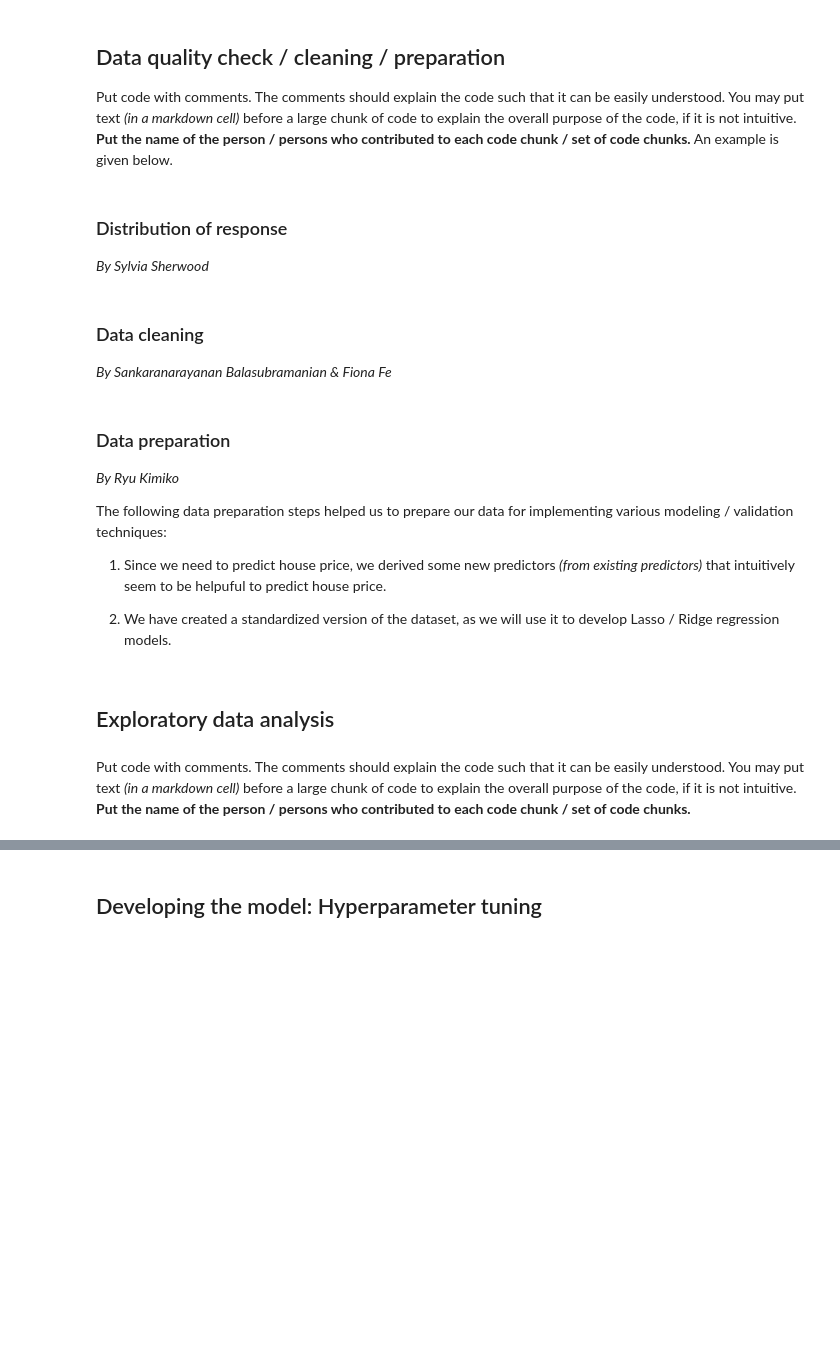
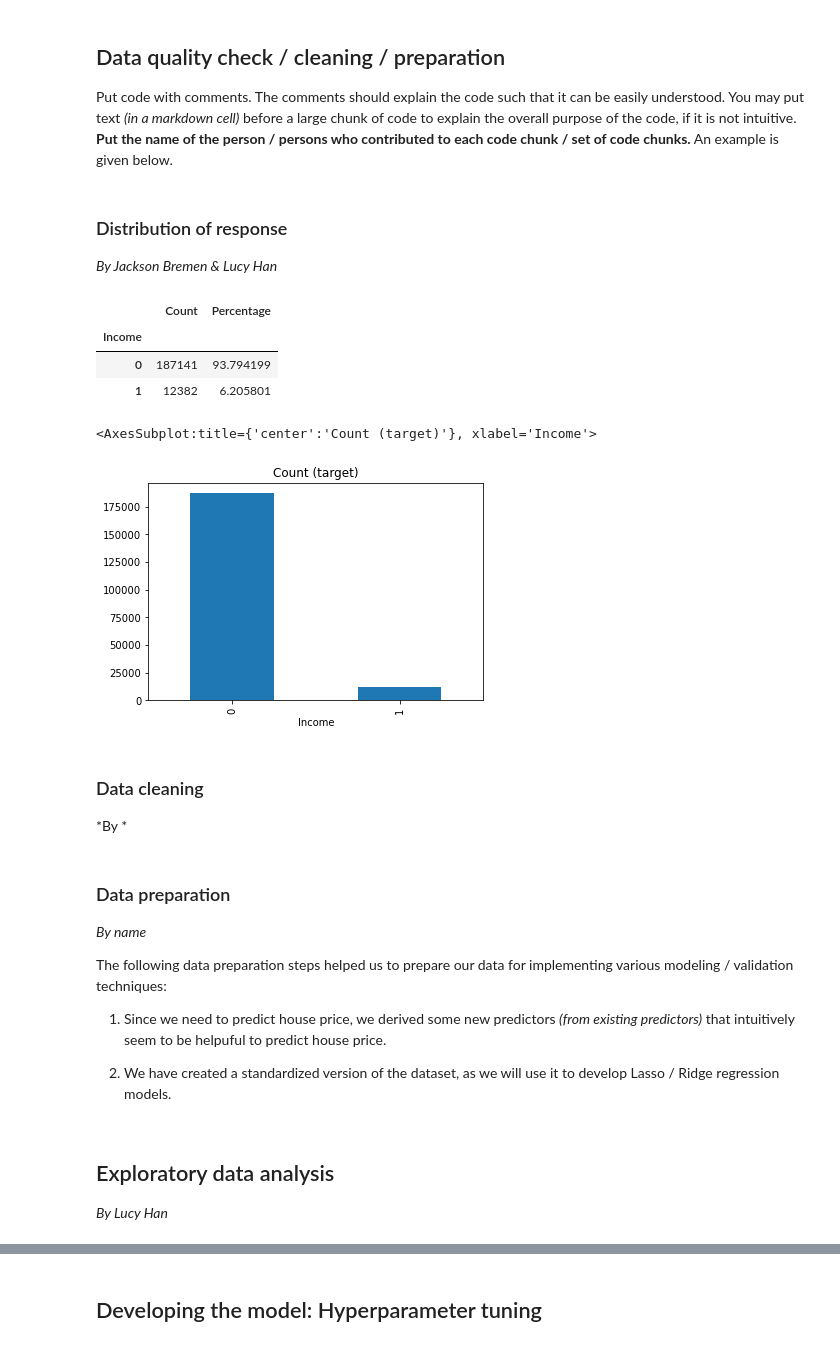
Before and after one commit to jprette/STAT-303-3, a Jupyter notebook: Documentation/Project Code Template.ipynb, the cells around one changed output, grey strips where cells are left out. Drawn from its saved outputs; the diff is of its cells as text; code cells hidden in the pictures; blank space fills up the shorter version.

```diff
--- a/Documentation/Project Code Template.ipynb
+++ b/Documentation/Project Code Template.ipynb
@@ -27,21 +39,49 @@ No restriction
 Put code with comments. The comments should explain the code such that it can be easily understood. You may put text *(in a markdown cell)* before a large chunk of code to explain the overall purpose of the code, if it is not intuitive. **Put the name of the person / persons who contributed to each code chunk / set of code chunks.** An example is given below.
 # %% [markdown]
 ### Distribution of response
-*By Sylvia Sherwood*
+*By Jackson Bremen & Lucy Han*
+# %%
+#data loading
+column_names=[
+    'age', 'class', 'ind_code_det', 'occ_code_det', 'education', 'wage_hr', 'enroll_edu', 'marital',
+    'ind_code_maj', 'occ_code_maj', 'race', 'hisp_origin', 'sex', 'lab_union', 'reason_unemp',
+    'emp_status', 'cap_gain', 'cap_loss', 'dividend', 'tax_filer_stat', 'prev_res_area', 'prev_res_state',
+    'fam_state', 'fam_state_sum', 'inst_weight', 'migr_change_msa', 'migr_change_reg', 'migr_move_msa', 'lived_1yr',
+    'migr_sunbelt', 'num_ppl_worked', 'fam_members_u18', 'birth_dad', 'birth_mom', 'birth_self', 'citizenship',
+    'employed_status', 'veteran_admin', 'veteran_benefit', 'weeks_worked', 'year', 'income']
+
+data = pd.read_csv('../census-income.data',header=None)
+data.columns=column_names
+
+data['>50K'] = data['income'].apply(lambda x: 1 if '+' in x else 0)
+target_count = data['>50K'].value_counts()
 # %%
-#...Plot for distribution of response...#
-
-# Mean and standard deviation of response #
+#visualizing response distribution
+target_count = pd.DataFrame({'Income': target_count.index,'Count': target_count.values})
+target_count = target_count.set_index('Income')
+#Add normalized column
+target_count['Percentage'] = 100*target_count['Count']/target_count['Count'].sum()
+target_count
+# %% [output]
+|  | Count | Percentage |
+| Income |  |  |
+| 0 | 187141 | 93.794199 |
+| 1 | 12382 | 6.205801 |
+# %%
+target_count['Count'].plot(kind='bar', title='Count (target)')
+# %% [output]
+<AxesSubplot:title={'center':'Count (target)'}, xlabel='Income'>
+[figure, added]
 # %% [markdown]
 ### Data cleaning
-*By Sankaranarayanan Balasubramanian & Fiona Fe*
+*By *
 # %%
 #...Code with comments...#
 
 # Imputing missing values #
 # %% [markdown]
 ### Data preparation
-*By Ryu Kimiko*
+*By name*
 
 The following data preparation steps helped us to prepare our data for implementing various modeling / validation techniques:
 
@@ -60,5 +100,4 @@ The following data preparation steps helped us to prepare our data for implement
 ######-----Standardizing the dataset for Lasso / Ridge-------#########
 # %% [markdown]
 ## Exploratory data analysis
+*By Lucy Han*
-# %% [markdown]
-Put code with comments. The comments should explain the code such that it can be easily understood. You may put text *(in a markdown cell)* before a large chunk of code to explain the overall purpose of the code, if it is not intuitive. **Put the name of the person / persons who contributed to each code chunk / set of code chunks.**
```
Also changed, not shown: parts of 27 cells of this notebook, 1 other file.
